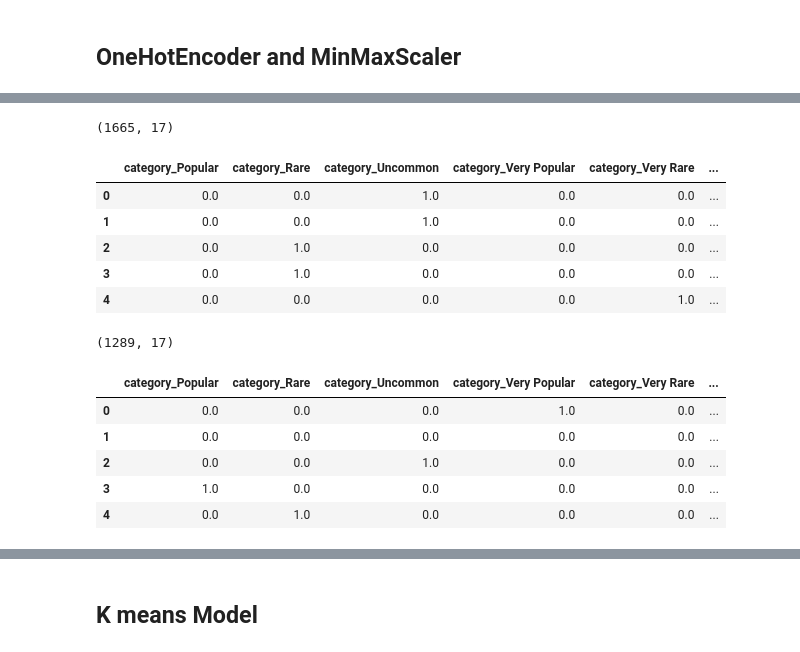
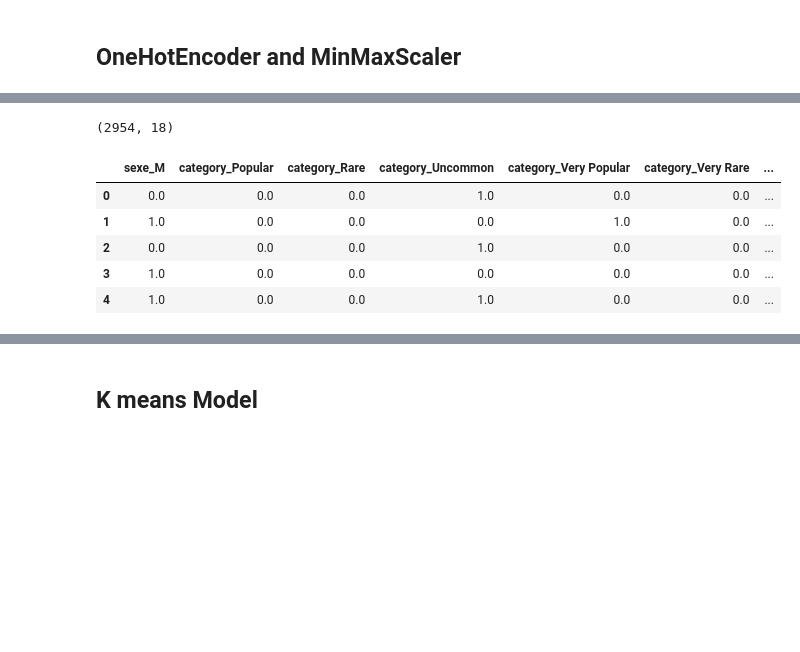
Before and after one commit to CyrielleMary/final_project, a Jupyter notebook: Baby_names_MODEL.ipynb, the cells around one changed output, grey strips where cells are left out. Drawn from its saved outputs; the diff is of its cells as text; code cells hidden in the pictures; blank space fills up the shorter version.

```diff
--- a/Baby_names_MODEL.ipynb
+++ b/Baby_names_MODEL.ipynb
@@ -11,6 +11,7 @@ from sklearn.metrics import silhouette_score
 names = pd.read_csv('names.csv')
 # %%
 pd.set_option('display.max_rows', 30)
+pd.set_option('display.max_columns', 30)
 # %%
 names.dtypes
 # %% [output]
@@ -68,6 +51,4 @@ X_M.shape
 # %%
-XF_num = X_F.select_dtypes('number')
-XF_cat = X_F.select_dtypes('object')
-XM_num = X_M.select_dtypes('number')
-XM_cat = X_M.select_dtypes('object')
+X_num = X.select_dtypes('number')
+X_cat = X.select_dtypes('object')
 # %%
@@ -122,30 +83,16 @@ XM_num_norm.head()
 # %%
-encoderF = OneHotEncoder(drop='first').fit(XF_cat)
-colsF = encoderF.get_feature_names_out(input_features=XF_cat.columns)
+encoder = OneHotEncoder(drop='first').fit(X_cat)
+cols = encoder.get_feature_names_out(input_features=X_cat.columns)
 
-XF_cat_encoded = pd.DataFrame(encoderF.transform(XF_cat).toarray(),columns=colsF) #to.array() to change the format to Array
-print(XF_cat_encoded.shape)
-display(XF_cat_encoded.head())
-
-encoderM = OneHotEncoder(drop='first').fit(XM_cat)
-colsM = encoderM.get_feature_names_out(input_features=XM_cat.columns)
-
-XM_cat_encoded = pd.DataFrame(encoderM.transform(XM_cat).toarray(),columns=colsM) #to.array() to change the format to Array
-print(XM_cat_encoded.shape)
-XM_cat_encoded.head()
+X_cat_encoded = pd.DataFrame(encoder.transform(X_cat).toarray(),columns=cols) #to.array() to change the format to Array
+print(X_cat_encoded.shape)
+display(X_cat_encoded.head())
 # %% [output]
-(1665, 17)
+(2954, 18)
-|  | category_Popular | category_Rare | category_Uncommon | category_Very Popular | category_Very Rare | ... |
-| 0 | 0.0 | 0.0 | 1.0 | 0.0 | 0.0 | ... |
-| 1 | 0.0 | 0.0 | 1.0 | 0.0 | 0.0 | ... |
-| 2 | 0.0 | 1.0 | 0.0 | 0.0 | 0.0 | ... |
-| 3 | 0.0 | 1.0 | 0.0 | 0.0 | 0.0 | ... |
-| 4 | 0.0 | 0.0 | 0.0 | 0.0 | 1.0 | ... |
+|  | sexe_M | category_Popular | category_Rare | category_Uncommon | category_Very Popular | category_Very Rare | ... |
+| 0 | 0.0 | 0.0 | 0.0 | 1.0 | 0.0 | 0.0 | ... |
+| 1 | 1.0 | 0.0 | 0.0 | 0.0 | 1.0 | 0.0 | ... |
+| 2 | 0.0 | 0.0 | 0.0 | 1.0 | 0.0 | 0.0 | ... |
+| 3 | 1.0 | 0.0 | 0.0 | 0.0 | 0.0 | 0.0 | ... |
+| 4 | 1.0 | 0.0 | 0.0 | 1.0 | 0.0 | 0.0 | ... |
-(1289, 17)
-|  | category_Popular | category_Rare | category_Uncommon | category_Very Popular | category_Very Rare | ... |
-| 0 | 0.0 | 0.0 | 0.0 | 1.0 | 0.0 | ... |
-| 1 | 0.0 | 0.0 | 0.0 | 0.0 | 0.0 | ... |
-| 2 | 0.0 | 0.0 | 1.0 | 0.0 | 0.0 | ... |
-| 3 | 1.0 | 0.0 | 0.0 | 0.0 | 0.0 | ... |
-| 4 | 0.0 | 1.0 | 0.0 | 0.0 | 0.0 | ... |
 # %%
```
Also changed, not shown: parts of 37 cells of this notebook.
